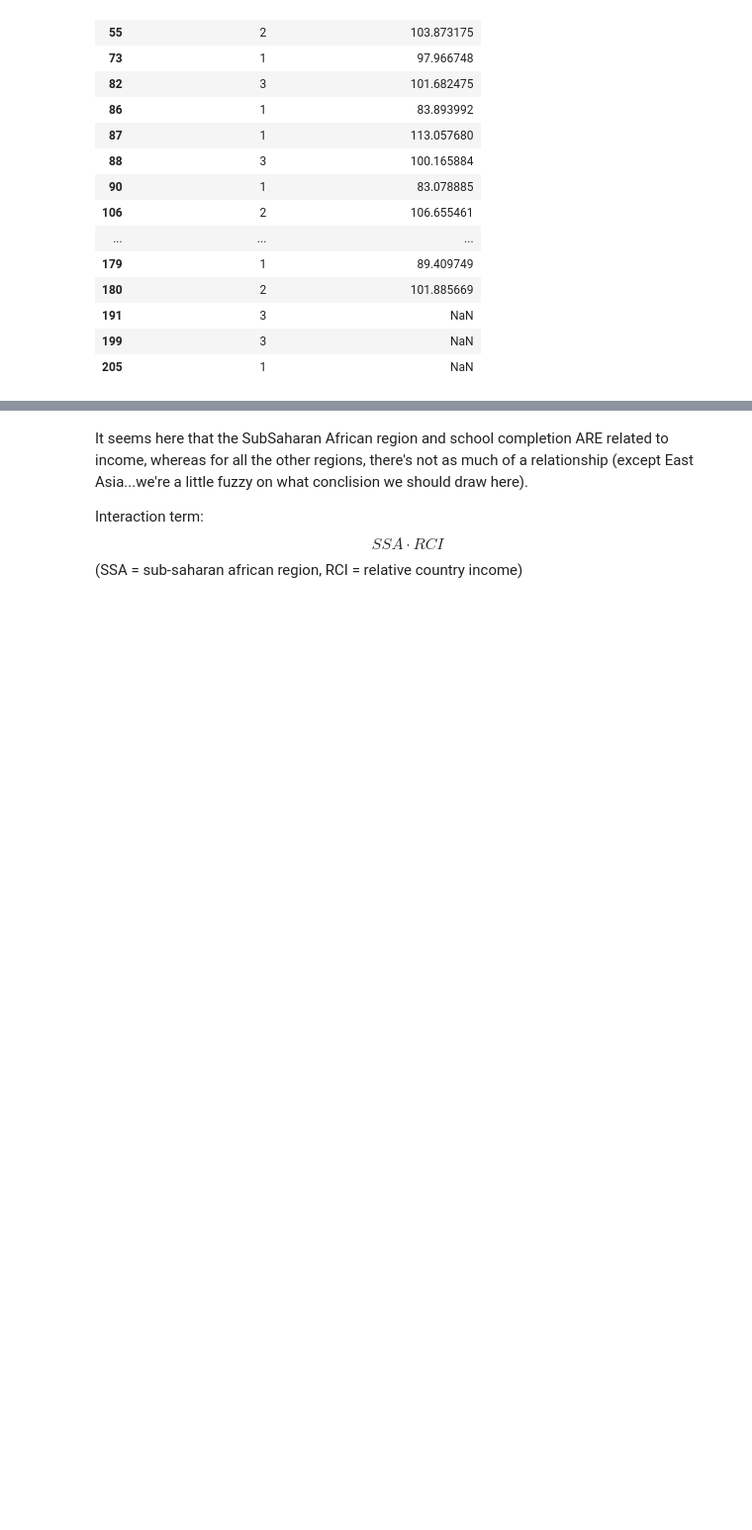
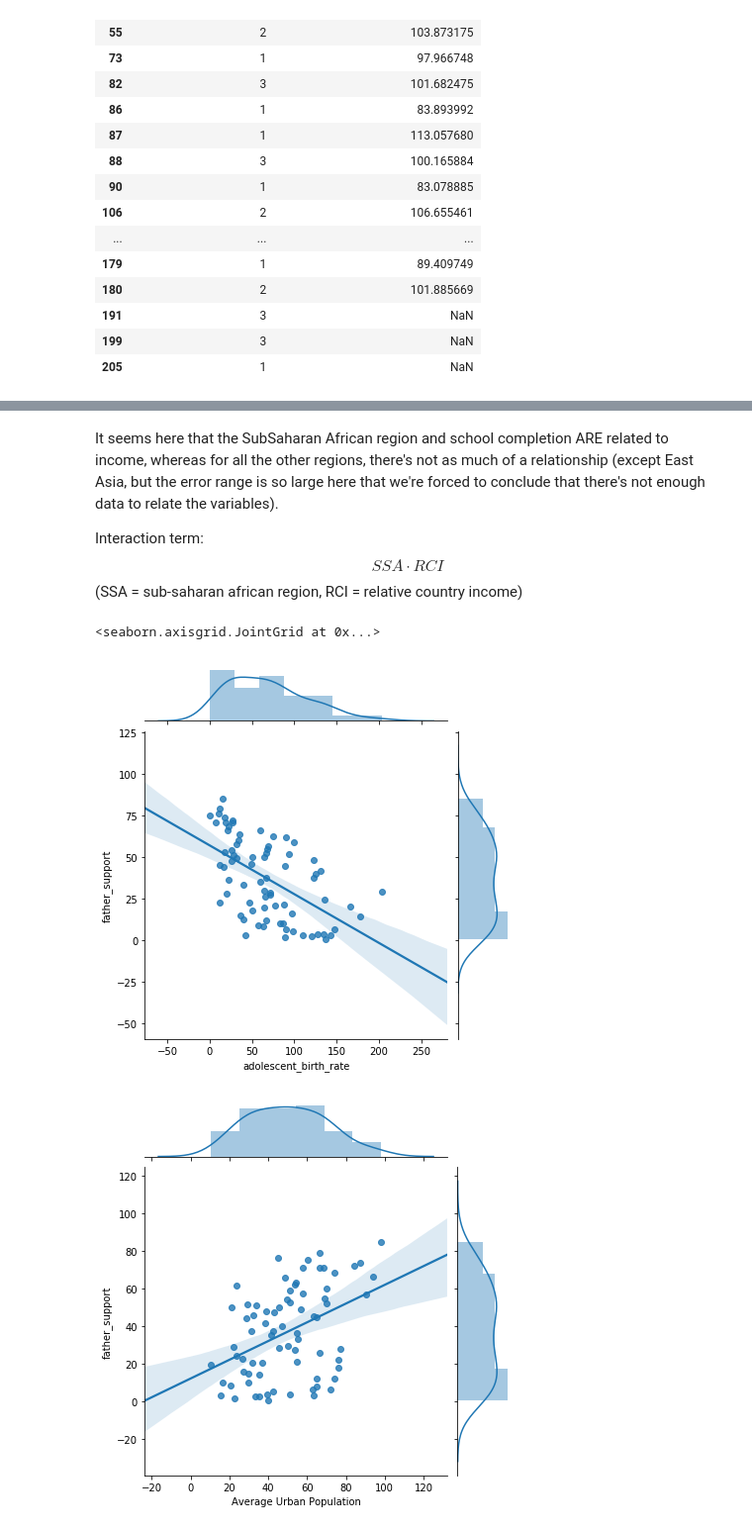
Before and after one commit to Yee-Brian14/primary_completion_rate, a Jupyter notebook: working-notebook.ipynb, the cells around one changed output, grey strips where cells are left out. Shown at 99% size. Drawn from its saved outputs; the diff is of its cells as text; code cells hidden in the pictures; blank space fills up the shorter version.

```diff
--- a/working-notebook.ipynb
+++ b/working-notebook.ipynb
@@ -553,7 +548,14 @@ for region in list(zip(data['Region'].unique(),colors)):
 [figure]
 [figure]
 # %% [markdown]
-It seems here that the SubSaharan African region and school completion ARE related to income, whereas for all the other regions, there's not as much of a relationship (except East Asia...we're a little fuzzy on what conclision we should draw here).
+It seems here that the SubSaharan African region and school completion ARE related to income, whereas for all the other regions, there's not as much of a relationship (except East Asia, but the error range is so large here that we're forced to conclude that there's not enough data to relate the variables).
 
 Interaction term: $$SSA \cdot RCI$$
 (SSA = sub-saharan african region, RCI = relative country income)
+# %%
+sns.jointplot(x='adolescent_birth_rate',y='father_support',data=data,kind='reg')
+sns.jointplot(x='Average Urban Population',y='father_support',data=data,kind='reg')
+# %% [output]
+<seaborn.axisgrid.JointGrid at 0x...>
+[figure, added]
+[figure, added]
```
Also changed, not shown: parts of 19 cells of this notebook, 1 other file.
